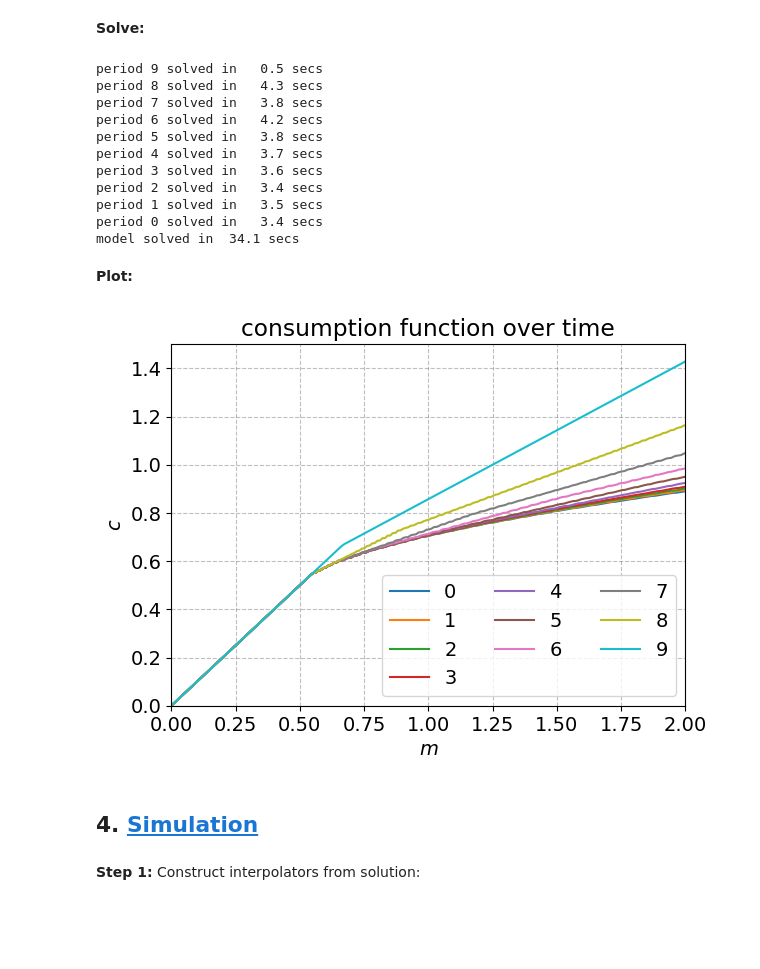
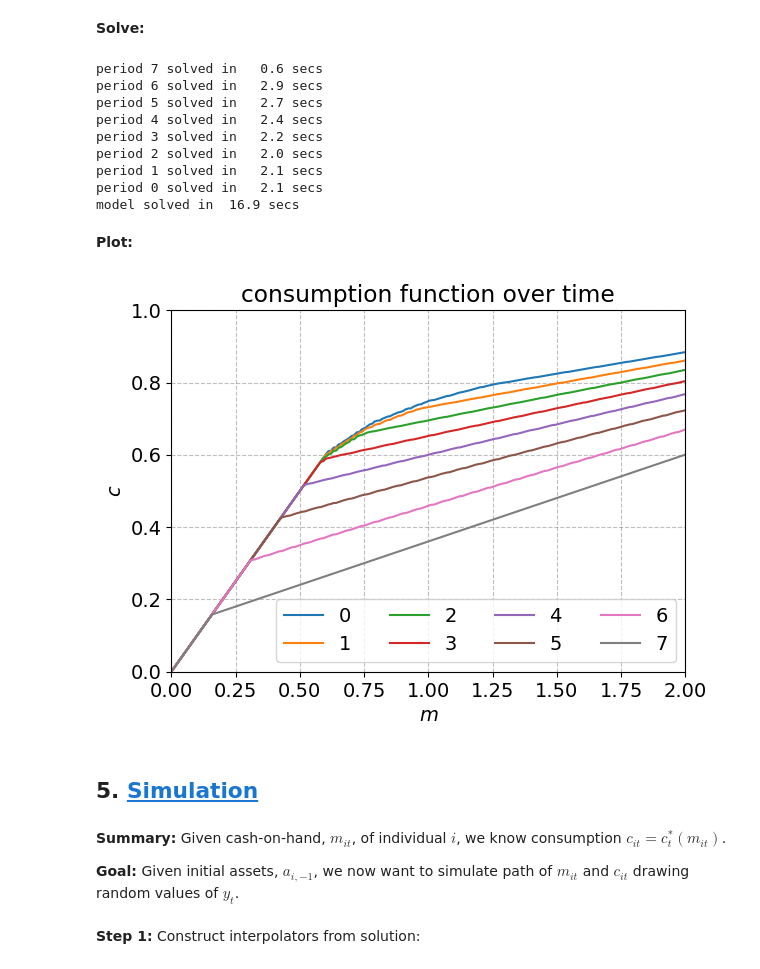
Before and after one commit to NumEconCopenhagen/IntroProg-lectures, a Jupyter notebook: 3 - Dynamic optimization/dynamic optimization.ipynb, the cells around one changed output. Cells and saved outputs as stored; diff of their text form; code cells hidden in the pictures; blank space fills up the shorter version.

```diff
--- a/3 - Dynamic optimization/dynamic optimization.ipynb
+++ b/3 - Dynamic optimization/dynamic optimization.ipynb
@@ -263,8 +299,8 @@ Choose **parameters**:
 par = SimpleNamespace()
 
 # preferences
-par.rho = 8.0
-par.nu = 0.1
+par.rho = 2.0
+par.nu = 10.0
 par.kappa = 0.5
 par.beta = 0.94
 
@@ -332,7 +368,8 @@ fig.tight_layout(pad=1.0)
 # %% [markdown]
 **Construct interpolator:**
 # %%
-v2_func_interp = interpolate.RegularGridInterpolator([m2_grid],v2_func,bounds_error=False,fill_value=None)
+v2_func_interp = interpolate.RegularGridInterpolator([m2_grid],v2_func,
+    bounds_error=False,fill_value=None)
 # %% [markdown]
 **Solve first period:**
 # %%
@@ -436,9 +497,10 @@ def solve_many_periods(par):
     t0 = time.time()
 
     # a. allocate
-    m = np.zeros((par.T,par.Nm))
-    v = np.zeros((par.T,par.Nm))
-    c = np.zeros((par.T,par.Nm))
+    sol = SimpleNamespace()
+    sol.m = np.zeros((par.T,par.Nm))
+    sol.v = np.zeros((par.T,par.Nm))
+    sol.c = np.zeros((par.T,par.Nm))
 
     # b. iterate
     for t in reversed(range(par.T)):
@@ -447,60 +509,62 @@ def solve_many_periods(par):
 
         if t == par.T-1:
 
-            m[t,:],v[t,:],c[t,:] = solve_last_period(par)
+            sol.m[t,:],sol.v[t,:],sol.c[t,:] = solve_last_period(par)
 
         else:
 
             # i. construct interpolator
-            v_plus_interp = interpolate.RegularGridInterpolator([m[t+1,:]],v[t+1,:],
+            v_plus_interp = interpolate.RegularGridInterpolator([sol.m[t+1,:]],sol.v[t+1,:],
                 bounds_error=False,fill_value=None)
 
             # ii. solve period
-            m[t,:],v[t,:],c[t,:] = solve_single_period(par,v_plus_interp)
+            sol.m[t,:],sol.v[t,:],sol.c[t,:] = solve_single_period(par,v_plus_interp)
 
         print(f'period {t} solved in {time.time()-t0_:5.1f} secs')
 
     print(f'model solved in {time.time()-t0:5.1f} secs')
 
-    return m,c
+    return sol
 # %% [markdown]
 **Solve:**
 # %%
-par.T = 10
-m_grids,c_funcs = solve_many_periods(par)
+par.T = 8
+sol = solve_many_periods(par)
 # %% [output]
-period 9 solved in   0.5 secs
-period 8 solved in   4.3 secs
-period 7 solved in   3.8 secs
-period 6 solved in   4.2 secs
-period 5 solved in   3.8 secs
-period 4 solved in   3.7 secs
-period 3 solved in   3.6 secs
-period 2 solved in   3.4 secs
-period 1 solved in   3.5 secs
-period 0 solved in   3.4 secs
-model solved in  34.1 secs
+period 7 solved in   0.6 secs
+period 6 solved in   2.9 secs
+period 5 solved in   2.7 secs
+period 4 solved in   2.4 secs
+period 3 solved in   2.2 secs
+period 2 solved in   2.0 secs
+period 1 solved in   2.1 secs
+period 0 solved in   2.1 secs
+model solved in  16.9 secs
 # %% [markdown]
 **Plot:**
 # %%
 fig = plt.figure()
 ax = fig.add_subplot(1,1,1)
 
 for t in range(par.T):
-    ax.plot(m_grids[t,:],c_funcs[t,:],label=f'{t}')
+    ax.plot(sol.m[t,:],sol.c[t,:],label=f'{t}')
 
-ax.legend(loc='lower right',facecolor='white',ncol=3,frameon=True)
+ax.legend(loc='lower right',facecolor='white',ncol=4,frameon=True)
 ax.set_xlabel('$m$')
 ax.set_ylabel('$c$')
 ax.set_title('consumption function over time')
-ax.set_xlim([0,2])
-ax.set_ylim([0,1.5])
+ax.set_xlim([0,2.0])
+ax.set_ylim([0,1.0])
 
 fig.tight_layout(pad=1.0)
 # %% [output]
-[figure, old version]
+[figure, new version]
 # %% [markdown]
-## 4. <a id='toc4_'></a>[Simulation](#toc0_)
+## 5. <a id='toc5_'></a>[Simulation](#toc0_)
+# %% [markdown]
+**Summary:** Given cash-on-hand, $m_{it}$, of individual $i$, we know consumption $c_{it} = c^{\ast}_t(m_{it})$.
+
+**Goal:** Given initial assets, $a_{i,-1}$, we now want to simulate path of $m_{it}$ and $c_{it}$ drawing random values of $y_t$.
 # %% [markdown]
 **Step 1:** Construct interpolators from solution:
 # %%
```
Also changed, not shown: parts of 43 cells of this notebook, 3 other files.
